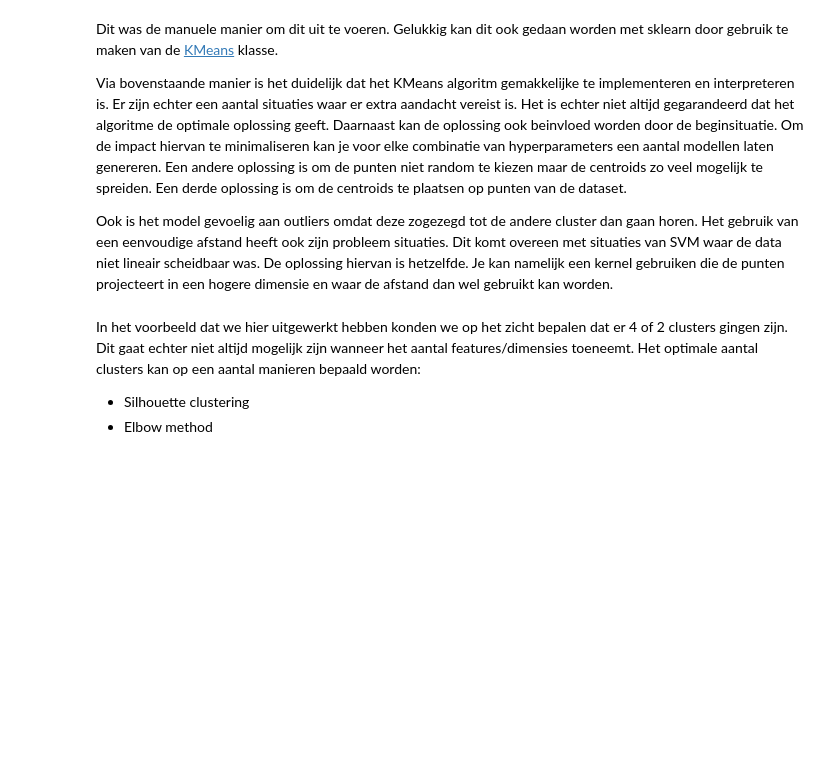
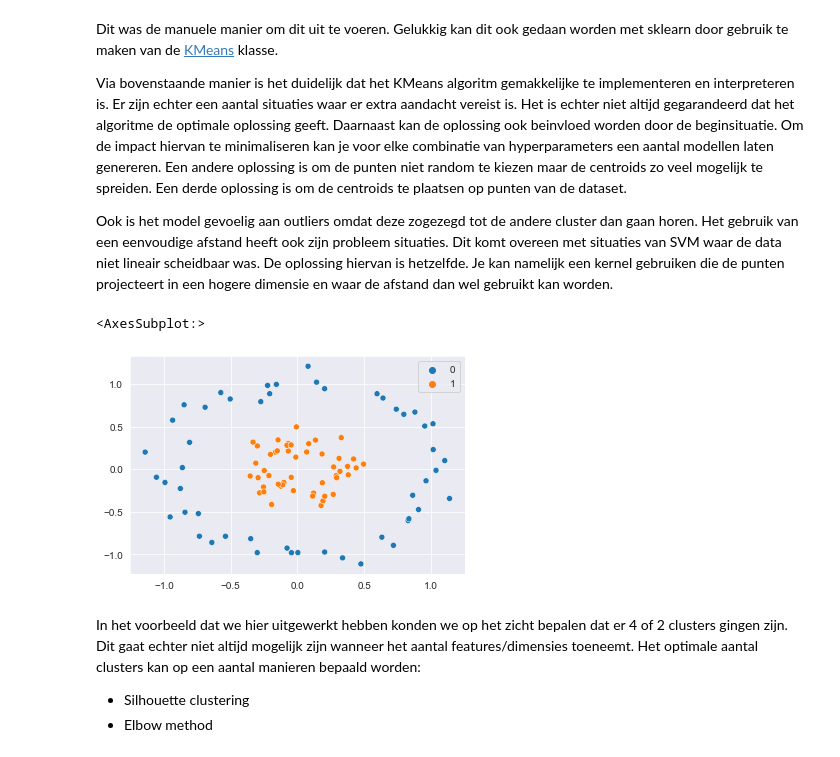
Before and after one commit to OdiseeDataScience2223/Leerstof, a Jupyter notebook: Week 10/UnsupervisedLearning_Clustering.ipynb, the cells around one changed output. Cells and saved outputs as stored; diff of their text form; code cells hidden in the pictures; blank space fills up the shorter version.

```diff
--- a/Week 10/UnsupervisedLearning_Clustering.ipynb
+++ b/Week 10/UnsupervisedLearning_Clustering.ipynb
@@ -161,6 +161,12 @@ Het gebruik van een eenvoudige afstand heeft ook zijn probleem situaties.
 Dit komt overeen met situaties van SVM waar de data niet lineair scheidbaar was.
 De oplossing hiervan is hetzelfde.
 Je kan namelijk een kernel gebruiken die de punten projecteert in een hogere dimensie en waar de afstand dan wel gebruikt kan worden.
+# %%
+X2, y2 = datasets.make_circles(noise=0.1, random_state=1111, factor=0.3)
+sns.scatterplot(x=X2[:,0], y=X2[:, 1], hue=y2)
+# %% [output]
+<AxesSubplot:>
+[figure, added]
 # %% [markdown]
 In het voorbeeld dat we hier uitgewerkt hebben konden we op het zicht bepalen dat er 4 of 2 clusters gingen zijn.
 Dit gaat echter niet altijd mogelijk zijn wanneer het aantal features/dimensies toeneemt.
```
Also changed, not shown: parts of 2 cells of this notebook.
